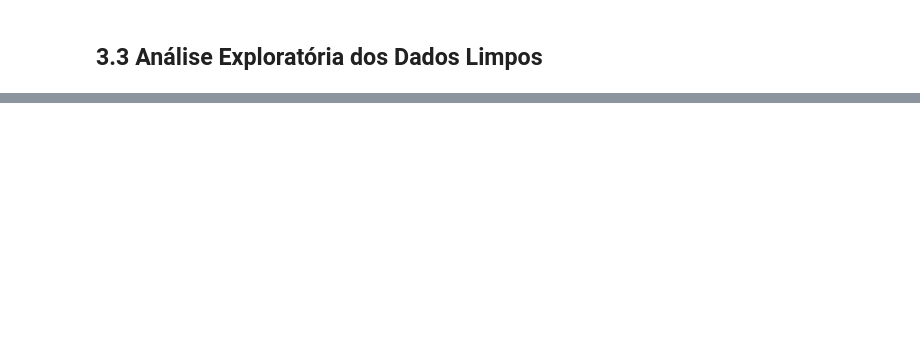
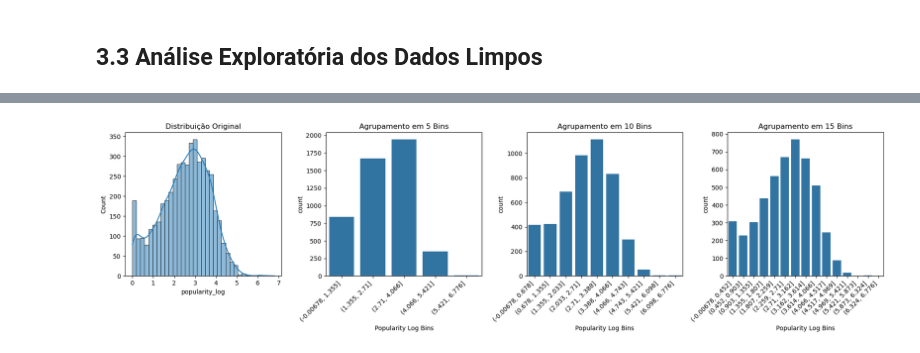
Before and after one commit to GuMauriz/projeto_recomendacao_filme, a Jupyter notebook: main.ipynb, the cells around one changed output, grey strips where cells are left out. Cells and saved outputs as stored; diff of their text form; code cells hidden in the pictures; blank space fills up the shorter version.

```diff
--- a/main.ipynb
+++ b/main.ipynb
@@ -377,0 +531,36 @@ df_geral_clean.head(2)
+# %%
+df_geral_clean['popularity_log'] = np.log1p(df_geral_clean['popularity'])
+# %%
+lista_bins = [5, 10, 15]
+df_new = df_geral_clean.copy()
+
+# 1 linha e 4 colunas (1 para o histplot + 3 para os countplots)
+# Ajustei o tamanho para (18, 5) para ficar mais compacto
+fig, axes = plt.subplots(1, 4, figsize=(18, 5))
+
+# 1. Plota o histograma original na primeira posição (eixo 0)
+sns.histplot(data=df_new, x="popularity_log", kde=True, ax=axes[0])
+axes[0].set_title("Distribuição Original")
+
+# 2. Loop para os countplots
+for i, b in enumerate(lista_bins):
+    # Divide os dados
+    df_new['popularity_bin'] = pd.cut(df_new['popularity_log'], bins=b)
+
+    # Define em qual eixo (quadrado) o gráfico vai entrar
+    # i+1 pois o índice 0 já foi usado pelo histplot
+    ax = axes[i+1]
+
+    # Plota o countplot
+    sns.countplot(data=df_new, x="popularity_bin", ax=ax)
+
+    # Ajustes visuais do eixo
+    ax.set_title(f'Agrupamento em {b} Bins')
+    ax.set_xticklabels(ax.get_xticklabels(), rotation=45, horizontalalignment='right')
+    ax.set_xlabel('Popularity Log Bins')
+
+# Ajusta o espaçamento para que as labels não se sobreponham
+plt.tight_layout()
+plt.show()
+# %% [output]
+[figure, added]
```
Also changed, not shown: parts of 30 cells of this notebook.
